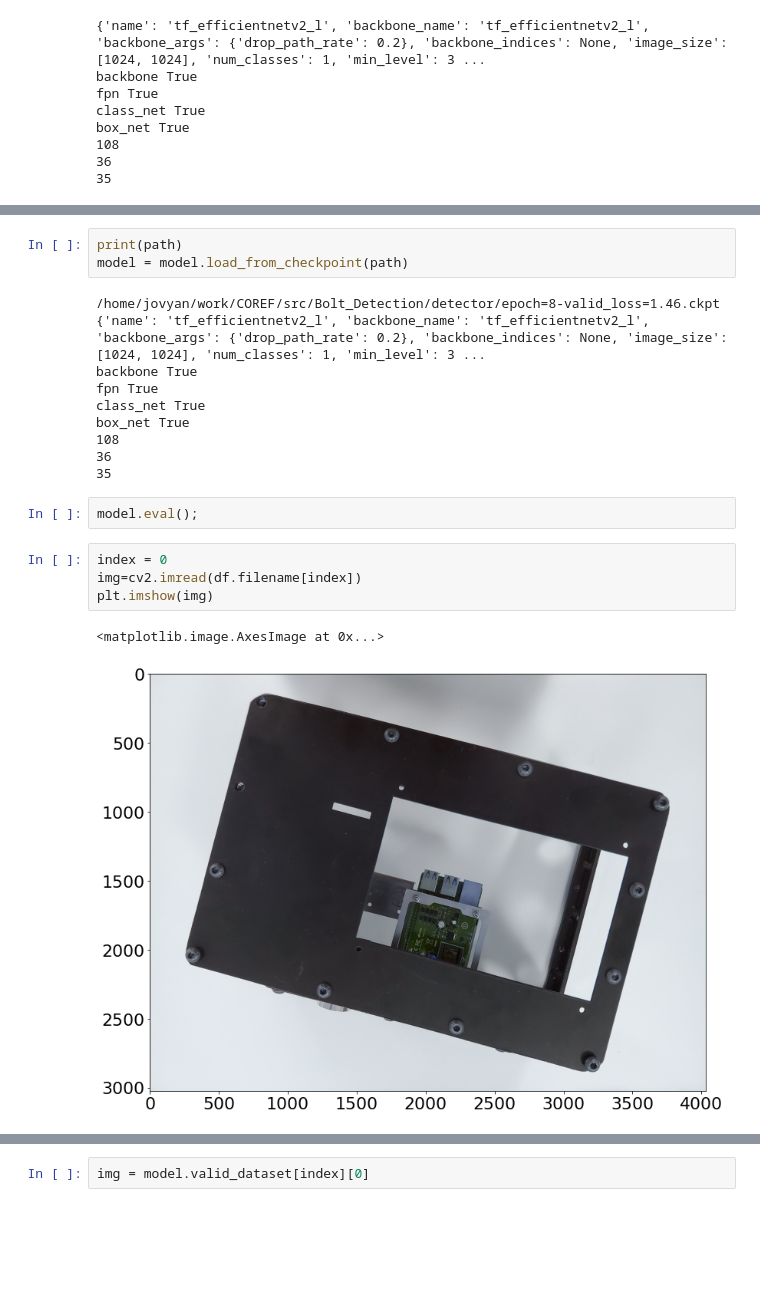
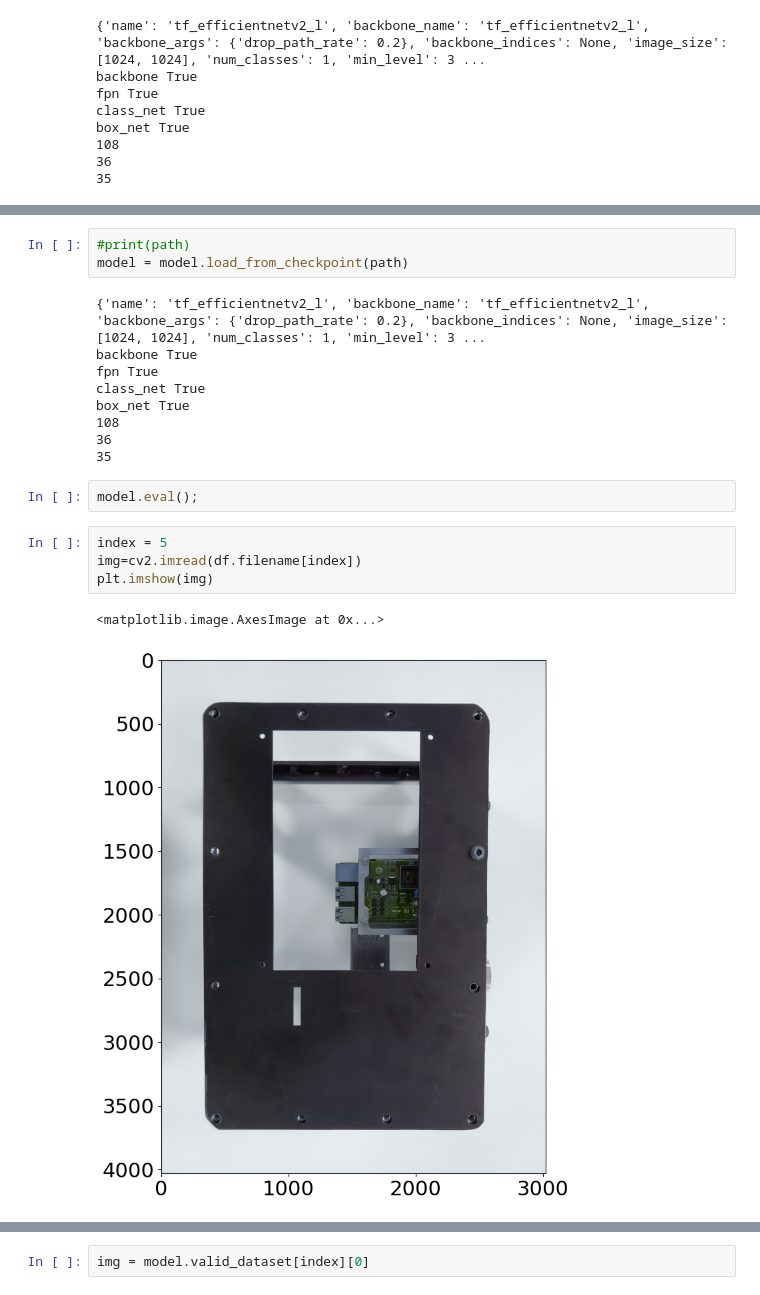
Before and after one commit to nmis-group/digf-zone-i4ch, a Jupyter notebook: tutorial-cv/notebooks/06-inference.ipynb, the cells around one changed output, grey strips where cells are left out. Cells and saved outputs as stored; diff of their text form; blank space fills up the shorter version.

Commit message:
Revised path

```diff
--- a/tutorial-cv/notebooks/06-inference.ipynb
+++ b/tutorial-cv/notebooks/06-inference.ipynb
@@ -52,8 +53,7 @@ print(path)
 # %%
-print(path)
+#print(path)
 model = model.load_from_checkpoint(path)
 # %% [output]
-/home/jovyan/work/COREF/src/Bolt_Detection/detector/epoch=8-valid_loss=1.46.ckpt
 {'name': 'tf_efficientnetv2_l', 'backbone_name': 'tf_efficientnetv2_l', 'backbone_args': {'drop_path_rate': 0.2}, 'backbone_indices': None, 'image_size': [1024, 1024], 'num_classes': 1, 'min_level': 3 ...
 backbone True
 fpn True
@@ -65,12 +65,12 @@ box_net True
 # %%
 model.eval();
 # %%
-index = 0
+index = 5
 img=cv2.imread(df.filename[index])
 plt.imshow(img)
 # %% [output]
 <matplotlib.image.AxesImage at 0x...>
-[figure, old version]
+[figure, new version]
 # %%
 model.valid_dataset.show_data(index)
 # %% [output]
```
Also changed, not shown: parts of 5 cells of this notebook, 3 other files.
